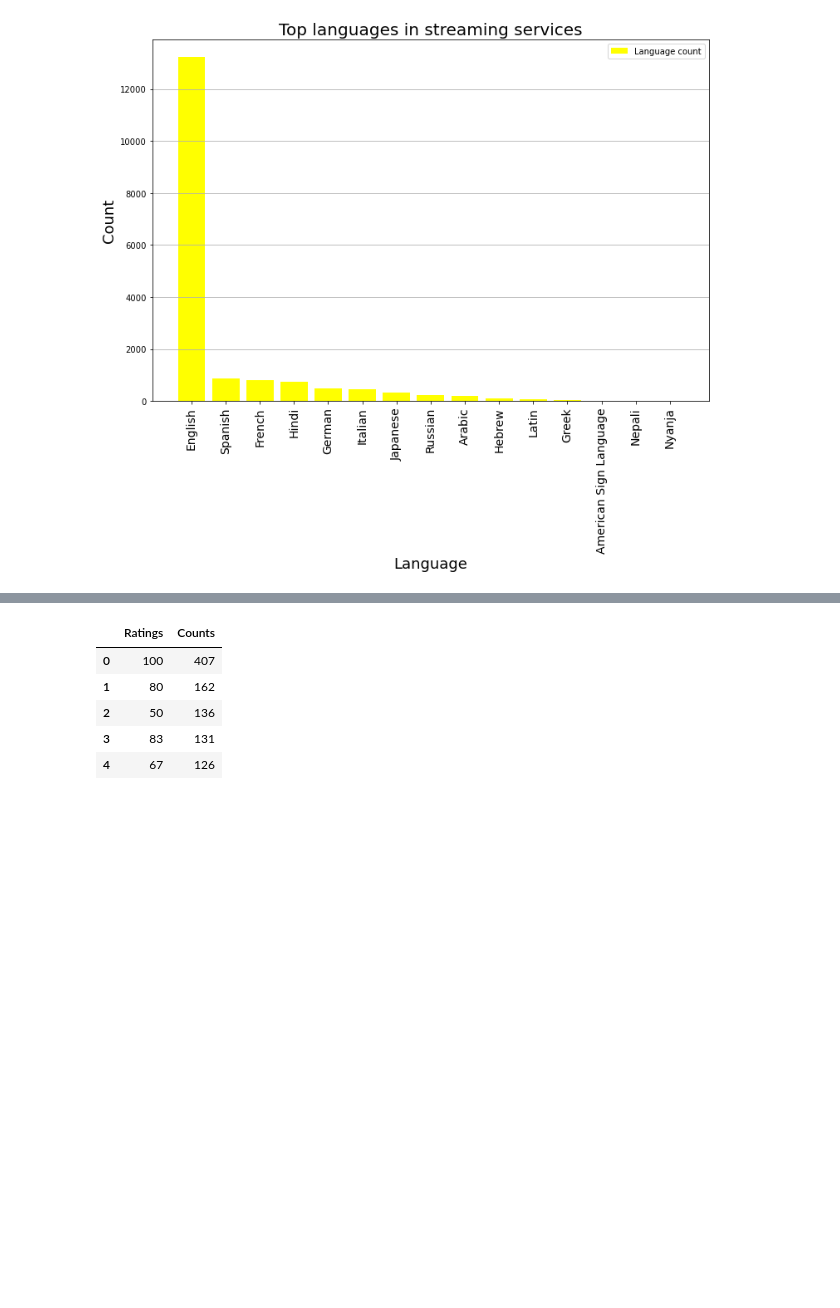
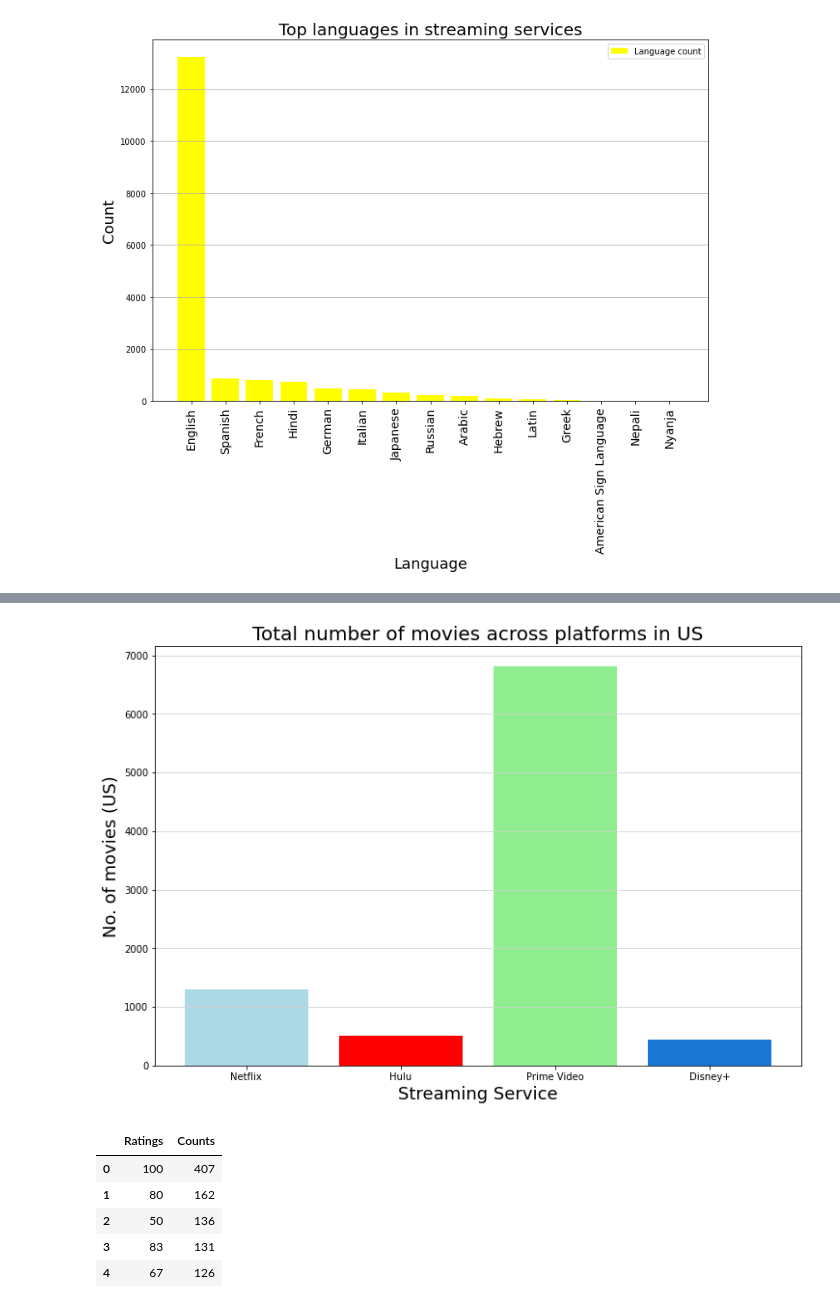
Before and after one commit to jacance/streaming-service-analysis, a Jupyter notebook: pristine_justin_new.ipynb, the cells around one changed output, grey strips where cells are left out. Cells and saved outputs as stored; diff of their text form; code cells hidden in the pictures; blank space fills up the shorter version.

```diff
--- a/pristine_justin_new.ipynb
+++ b/pristine_justin_new.ipynb
@@ -844,3 +844,17 @@ prime_data_US = prime_data[(prime_data['Country'] == 'United States')]
 hulu_data_US = hulu_data[(hulu_data['Country'] == 'United States')]
 
 disney_data_US = disney_data[(disney_data['Country'] == 'United States')]
+# %%
+#Find the total no. of movies available in streaming service
+netflix_USmovies_count = len(netflix_data_US['Title'])
+
+prime_USmovies_count = len(prime_data_US['Title'])
+
+hulu_USmovies_count = len(hulu_data_US['Title'])
+
+disney_USmovies_count = len(disney_data_US['Title'])
+
+USmovies_count = pd.DataFrame({'Streaming Service': streaming_services,
+                                'Total no. of movies (US)' :[netflix_USmovies_count, hulu_USmovies_count,
+                                                       prime_USmovies_count, disney_USmovies_count]})
+USmovies_count.sort_values('Total no. of movies (US)', ascending=False)
@@ -847,3 +867,25 @@ disney_data_US = disney_data[(disney_data['Country'] == 'United States')]
+# %%
+#Plot for total no. of movies on different platforms in US
+
+
+#Plot the bar chart
+plt.figure(figsize=(12,8))
+plt.grid(axis='y', color='lightgrey')
+plt.bar(USmovies_count['Streaming Service'], USmovies_count['Total no. of movies (US)'],
+                                         color=["lightblue", "red", "lightgreen", "#1976d2"],
+                                        alpha = 1, align="center")
+
+# Set a Title and labels
+plt.title('Total number of movies across platforms in US', fontsize=20)
+plt.xlabel("Streaming Service", fontsize=18)
+plt.ylabel("No. of movies (US)", fontsize=18)
+#plt.legend()
+
+# Save the figure & show fig
+#plt.savefig("Images/total_movies.png")
+plt.show()
+# %% [output]
+[figure, added]
 # %%
 #Analysing no. of movies in each streaming service for their Rotten Tomotaes scoring
 
```
Also changed, not shown: parts of 8 cells of this notebook.
